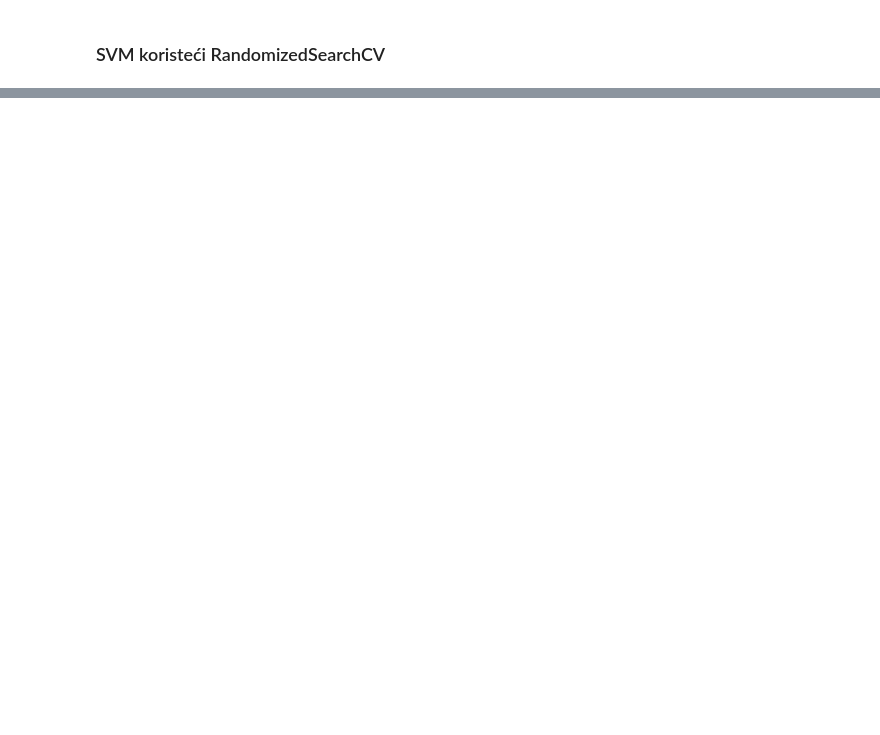
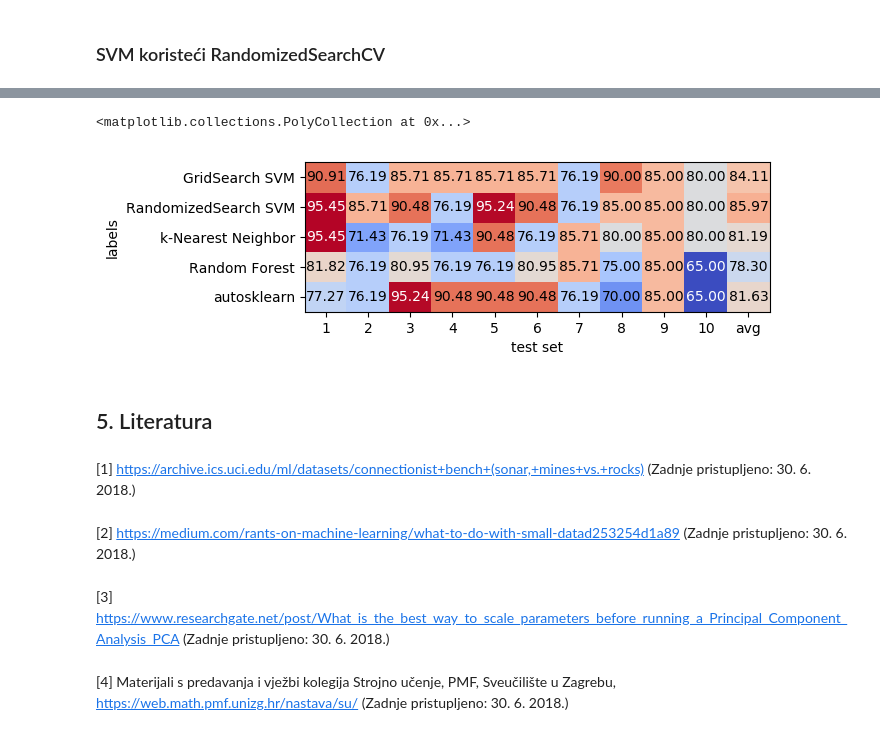
Before and after one commit to PMF-StrojnoUcenje2018/Rock_n_Mine, a Jupyter notebook: Rock_n_Mine.ipynb, the cells around one changed output, grey strips where cells are left out. Cells and saved outputs as stored; diff of their text form; code cells hidden in the pictures; blank space fills up the shorter version.

```diff
--- a/Rock_n_Mine.ipynb
+++ b/Rock_n_Mine.ipynb
@@ -542,0 +603,32 @@ Prosječna točnost RandomForest:
+# %%
+# accuracy dobiven od naših testova na gušćem Grid Search
+acc_GridSearch_SVM = [90.9091, 76.1905, 85.7143, 85.7143, 85.7143, 85.7143, 76.1905, 90, 85, 80]
+acc_RandomizedSearch_SVM = [95.4545, 85.7143, 90.4762, 76.1905, 95.2381, 90.4762, 76.1905, 85, 85, 80]
+acc_kNN = [95.4545, 71.4286, 76.1905, 71.4286, 90.4762, 76.1905, 85.7143, 80, 85, 80]
+acc_RF = [81.8182, 76.1905, 80.9524, 76.1905, 76.1905, 80.9524, 85.7143, 75, 85, 65]
+acc_autosklearn = [77.2727, 76.1905, 95.2381, 90.4762, 90.4762, 90.4762, 76.1905, 70, 85, 65]
+
+scores = np.array([acc_GridSearch_SVM + [np.average(acc_GridSearch_SVM)],
+                   acc_RandomizedSearch_SVM + [np.average(acc_RandomizedSearch_SVM)],
+                   acc_kNN + [np.average(acc_kNN)],
+                   acc_RF + [np.average(acc_RF)],
+                   acc_autosklearn + [np.average(acc_autosklearn)]][::-1])
+
+labels = {'labels' : ['GridSearch SVM', 'RandomizedSearch SVM', 'k-Nearest Neighbor', 'Random Forest', 'autosklearn'][::-1],
+          'test set' : list(range(1,11)) + ['avg']}
+
+heatmap(scores, xlabel='test set', xticklabels=labels['test set'],
+ylabel='labels', yticklabels=labels['labels'], cmap=cm.coolwarm)
+# %% [output]
+<matplotlib.collections.PolyCollection at 0x...>
+[figure, added]
+# %% [markdown]
+## 5. Literatura
+# %% [markdown]
+[1] <https://archive.ics.uci.edu/ml/datasets/connectionist+bench+(sonar,+mines+vs.+rocks)> (Zadnje pristupljeno: 30. 6. 2018.)
+# %% [markdown]
+[2] <https://medium.com/rants-on-machine-learning/what-to-do-with-small-datad253254d1a89> (Zadnje pristupljeno: 30. 6. 2018.)
+# %% [markdown]
+[3] <https://www.researchgate.net/post/What_is_the_best_way_to_scale_parameters_before_running_a_Principal_Component_Analysis_PCA> (Zadnje pristupljeno: 30. 6. 2018.)
+# %% [markdown]
+[4] Materijali s predavanja i vježbi kolegija Strojno učenje, PMF, Sveučilište u Zagrebu, <https://web.math.pmf.unizg.hr/nastava/su/> (Zadnje pristupljeno: 30. 6. 2018.)
```
Also changed, not shown: parts of 21 cells of this notebook.
